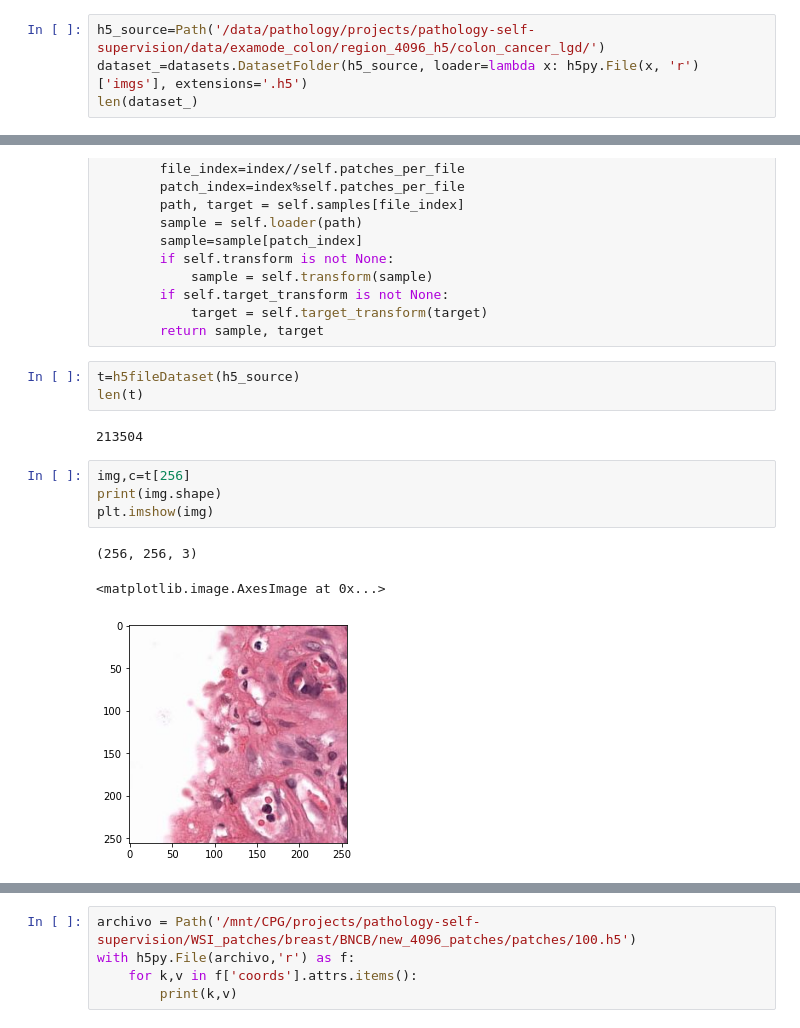
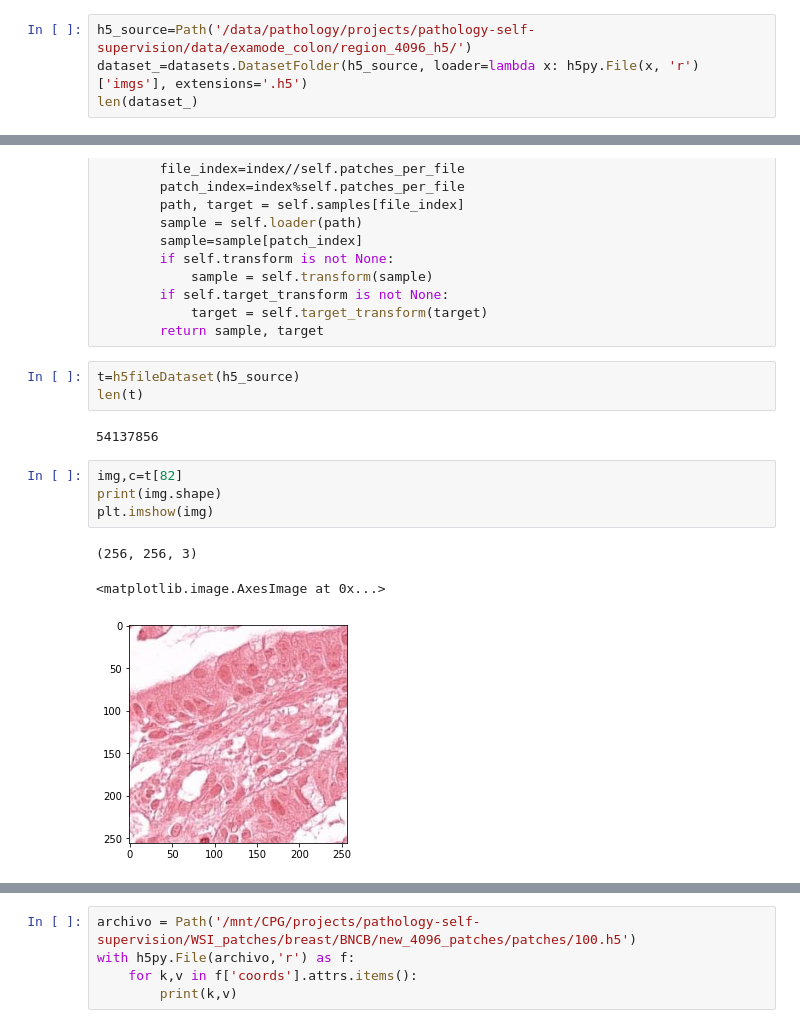
Before and after one commit to sofileon/hipt_, a Jupyter notebook: HDF5_creation/dataseth5.ipynb, the cells around one changed output, grey strips where cells are left out. Drawn from its saved outputs; the diff is of its cells as text.

```diff
--- a/HDF5_creation/dataseth5.ipynb
+++ b/HDF5_creation/dataseth5.ipynb
@@ -243,7 +243,7 @@ regionh5['Number_of_patches'].sum()
 # %% [output]
 51924480
 # %%
-h5_source=Path('/data/pathology/projects/pathology-self-supervision/data/examode_colon/region_4096_h5/colon_cancer_lgd/')
+h5_source=Path('/data/pathology/projects/pathology-self-supervision/data/examode_colon/region_4096_h5/')
 dataset_=datasets.DatasetFolder(h5_source, loader=lambda x: h5py.File(x, 'r')['imgs'], extensions='.h5')
 len(dataset_)
 # %% [output]
@@ -299,12 +303,12 @@ class h5fileDataset(datasets.DatasetFolder):
 t=h5fileDataset(h5_source)
 len(t)
 # %% [output]
-213504
+54137856
 # %%
-img,c=t[256]
+img,c=t[82]
 print(img.shape)
 plt.imshow(img)
 # %% [output]
 (256, 256, 3)
 <matplotlib.image.AxesImage at 0x...>
-[figure, old version]
+[figure, new version]
```
Also changed, not shown: parts of 3 cells of this notebook.
